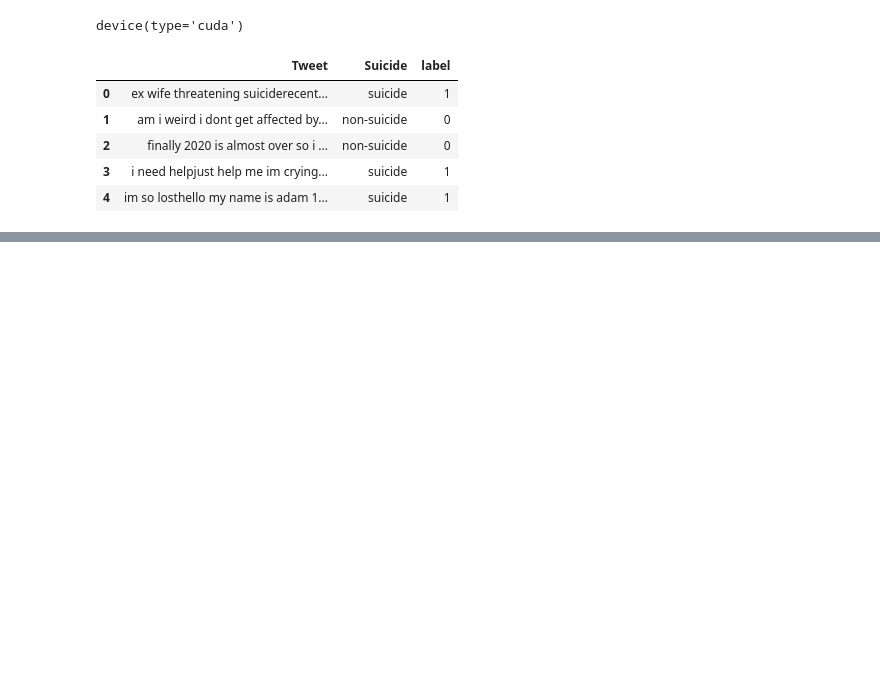
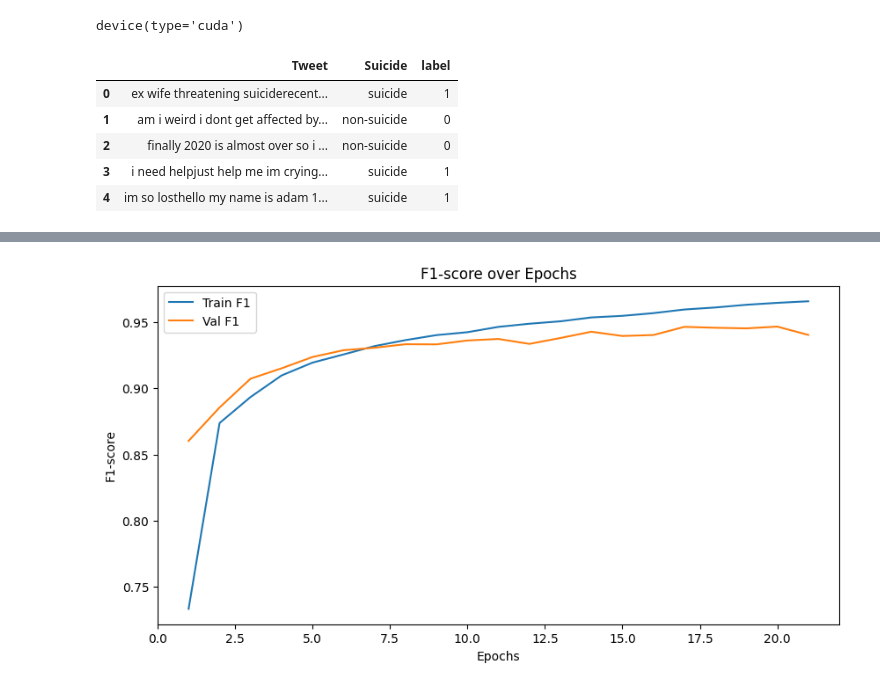
Before and after one commit to ng0cduy/applied-AI, a Jupyter notebook: text_classification.ipynb, the cells around one changed output, grey strips where cells are left out. Cells and saved outputs as stored; diff of their text form; code cells hidden in the pictures; blank space fills up the shorter version.

```diff
--- a/text_classification.ipynb
+++ b/text_classification.ipynb
@@ -234,0 +267,11 @@ plt.show()
+# %%
+plt.figure(figsize=(10, 5))
+plt.plot(epochs, train_f1_hist, label='Train F1')
+plt.plot(epochs, val_f1_hist, label='Val F1')
+plt.xlabel('Epochs')
+plt.ylabel('F1-score')
+plt.title('F1-score over Epochs')
+plt.legend()
+plt.show()
+# %% [output]
+[figure, added]
```
Also changed, not shown: parts of 9 cells of this notebook.
